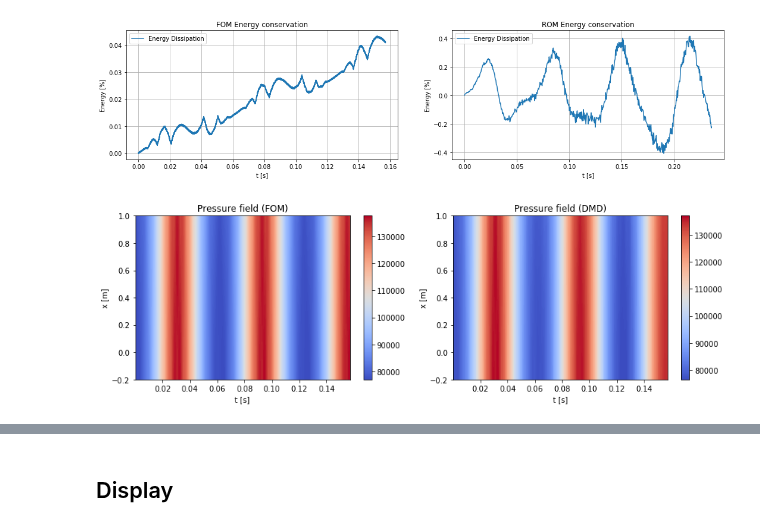
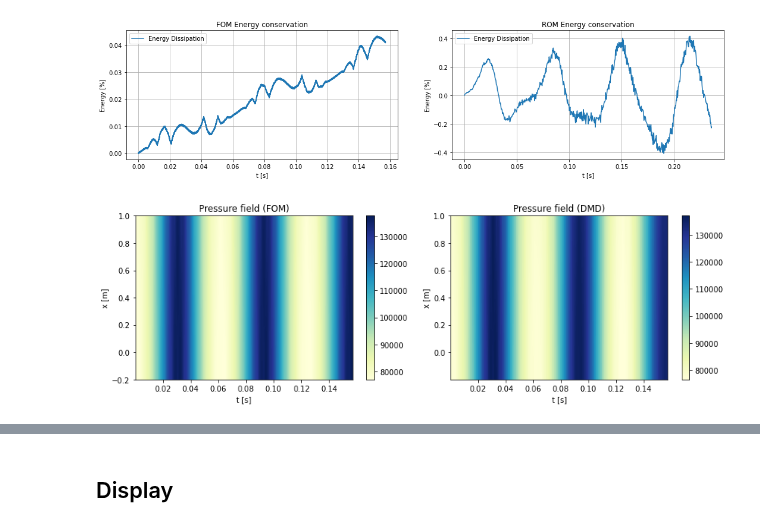
Before and after one commit to azzeddinetiba/ROM_AM, a Jupyter notebook: examples/fsi_test_case.ipynb, the cells around one changed output, grey strips where cells are left out. Saved outputs shown, nothing was run; the diff lists cells and outputs as text; code cells hidden in the pictures.

```diff
--- a/examples/fsi_test_case.ipynb
+++ b/examples/fsi_test_case.ipynb
@@ -369,31 +466,33 @@ ax[1].legend();
 # %%
 fig, ax = plt.subplots(1, 2, figsize = (12, 4))
 
 x0 = t.copy()
 y0 = moving_mesh[:,0] - (moving_mesh[:,0][-1] - L0)
 z0 = fl_pressure.copy()
 z_min0, z_max0 = z0.min(), z0.max()
 
-c0 = ax[0].pcolormesh(x0, y0, z0, cmap ='coolwarm', vmin = z_min0, vmax = z_max0)
+c0 = ax[0].pcolormesh(x0, y0, z0, cmap ='YlGnBu', vmin = z_min0, vmax = z_max0, rasterized=True)
 plt.colorbar(c0, ax=ax[0])
 ax[0].set_title('Pressure field (FOM)')
 ax[0].set_ylabel("x [m]")
 ax[0].set_xlabel("t [s]")
 
 
 x1 = prediction_t[:target_t.shape[0]+1]
-y1 = moving_mesh[:,0] - (moving_mesh[:,0][-1] - L0)
+y1 = predicted_mesh_accel[:,0] - (predicted_mesh_accel[:,0][-1] - L0)
 z1 = predicted_pressure_accel[:, :target_t.shape[0]+1].copy()
 z_min1, z_max1 = z1.min(), z1.max()
 
-c1 = ax[1].pcolormesh(x1, y1, z1, cmap ='coolwarm', vmin = z_min1, vmax = z_max1)
+c1 = ax[1].pcolormesh(x1, y1, z1, cmap ='YlGnBu', vmin = z_min1, vmax = z_max1, rasterized=True)
 plt.colorbar(c1, ax=ax[1])
 ax[1].set_title('Pressure field (DMD)')
 ax[1].set_ylabel("x [m]")
 ax[1].set_xlabel("t [s]")
 
 plt.tight_layout()
 plt.show()
+
+fig.savefig("pressure_map.pdf")
 # %% [output]
-[figure, old version]
+[figure, new version]
 # %%
```
Also changed, not shown: parts of 28 cells of this notebook, 9 other files.
